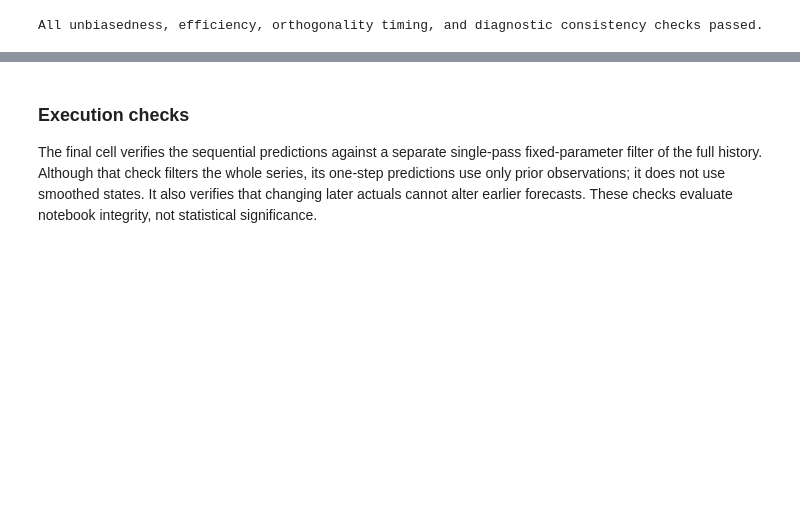
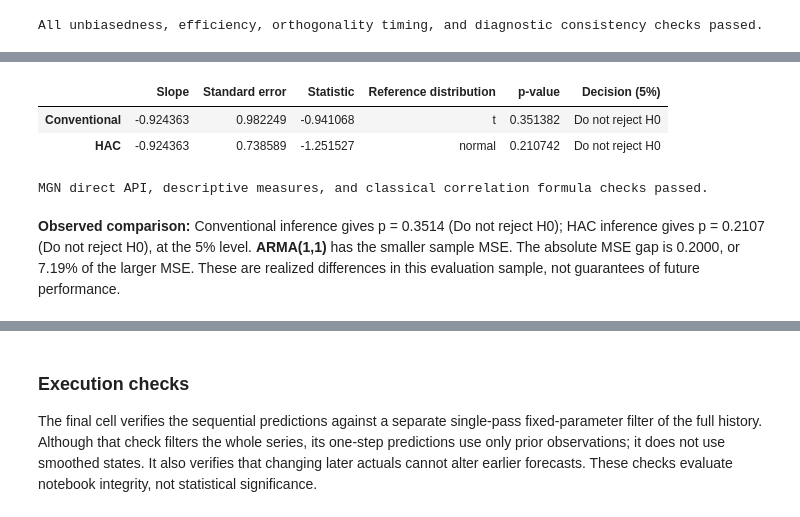
Before and after one commit to maarranz/Forecasting-Tools, a Jupyter notebook: Notebooks/Forecasting_Tools_Demo.ipynb, the cells around one changed output, grey strips where cells are left out. Saved outputs shown, nothing was run; the diff lists cells and outputs as text; code cells hidden in the pictures; blank space fills up the shorter version.

Commit message:
Complete MGN test and update forecasting demo

```diff
--- a/Notebooks/Forecasting_Tools_Demo.ipynb
+++ b/Notebooks/Forecasting_Tools_Demo.ipynb
@@ -602,0 +620,20 @@ All unbiasedness, efficiency, orthogonality timing, and diagnostic consistency c
+# %%
+forecast_arma = forecasts["ARMA(1,1)"]["Forecast"]
+forecast_ar = forecasts["AR(1)"]["Forecast"]
+mgn_hac = ft.mgn_test(actual, forecast_arma, forecast_ar, cov_type="HAC")
+
+mgn_details = pd.Series({
+    "Correlation of u and v": mgn_hac["correlation"],
+    "Estimated slope": mgn_hac["parameters"]["slope"],
+    "HAC standard error": mgn_hac["standard_errors"]["slope"],
+    "z statistic": mgn_hac["statistic"],
+    "p-value": mgn_hac["pvalue"],
+    "HAC bandwidth": mgn_hac["maxlags"],
+}, name="MGN (HAC)")
+display(mgn_details.round(4))
+display(Markdown(f"**Decision at 5%:** {diagnostic_decision(mgn_hac)}."))
+mgn_error_summary = pd.DataFrame({
+    "Mean forecast error": [mgn_hac["mean_errors"]["model1"], mgn_hac["mean_errors"]["model2"]],
+    "MSE": [mgn_hac["mse"]["model1"], mgn_hac["mse"]["model2"]],
+}, index=["ARMA(1,1)", "AR(1)"])
+display(mgn_error_summary.round(4))
@@ -602,0 +656,42 @@ All unbiasedness, efficiency, orthogonality timing, and diagnostic consistency c
+# %%
+mgn_conventional = ft.mgn_test(actual, forecast_arma, forecast_ar, cov_type="nonrobust")
+mgn_results = {"Conventional": mgn_conventional, "HAC": mgn_hac}
+mgn_comparison = pd.DataFrame({label: {
+    "Slope": result["parameters"]["slope"],
+    "Standard error": result["standard_errors"]["slope"],
+    "Statistic": result["statistic"],
+    "Reference distribution": result["distribution"],
+    "p-value": result["pvalue"],
+    "Decision (5%)": diagnostic_decision(result),
+} for label, result in mgn_results.items()}).T
+display(mgn_comparison)
+assert mgn_conventional["parameters"] == mgn_hac["parameters"]
+for label, result in mgn_results.items():
+    direct = ft.mgn_test(actual, forecast_arma, forecast_ar, cov_type=result["cov_type"])
+    assert direct == result
+    assert np.isclose(result["mse"]["model1"], ft.mse(actual, forecast_arma))
+    assert np.isclose(result["mse"]["model2"], ft.mse(actual, forecast_ar))
+    assert np.isclose(result["mean_errors"]["model1"], ft.me(actual, forecast_arma))
+    assert np.isclose(result["mean_errors"]["model2"], ft.me(actual, forecast_ar))
+classical_t = mgn_conventional["correlation"] * np.sqrt(
+    (len(actual) - 2) / (1 - mgn_conventional["correlation"] ** 2))
+assert np.isclose(classical_t, mgn_conventional["statistic"])
+print("MGN direct API, descriptive measures, and classical correlation formula checks passed.")
+# %% [output]
+|  | Slope | Standard error | Statistic | Reference distribution | p-value | Decision (5%) |
+| Conventional | -0.924363 | 0.982249 | -0.941068 | t | 0.351382 | Do not reject H0 |
+| HAC | -0.924363 | 0.738589 | -1.251527 | normal | 0.210742 | Do not reject H0 |
+MGN direct API, descriptive measures, and classical correlation formula checks passed.
+# %%
+smaller_mse_model = mgn_error_summary["MSE"].idxmin()
+mse_gap = abs(mgn_hac["mse_difference"])
+relative_gap = 100 * mse_gap / mgn_error_summary["MSE"].max()
+display(Markdown(
+    f"**Observed comparison:** Conventional inference gives p = {mgn_conventional['pvalue']:.4f} "
+    f"({diagnostic_decision(mgn_conventional)}); HAC inference gives p = {mgn_hac['pvalue']:.4f} "
+    f"({diagnostic_decision(mgn_hac)}), at the 5% level. **{smaller_mse_model}** has the smaller "
+    f"sample MSE. The absolute MSE gap is {mse_gap:.4f}, or {relative_gap:.2f}% of the larger MSE. "
+    "These are realized differences in this evaluation sample, not guarantees of future performance."
+))
+# %% [output]
+**Observed comparison:** Conventional inference gives p = 0.3514 (Do not reject H0); HAC inference gives p = 0.2107 (Do not reject H0), at the 5% level. **ARMA(1,1)** has the smaller sample MSE. The absolute MSE gap is 0.2000, or 7.19% of the larger MSE. These are realized differences in this evaluation sample, not guarantees of future performance.
```
Also changed, not shown: parts of 6 cells of this notebook, 3 other files.
